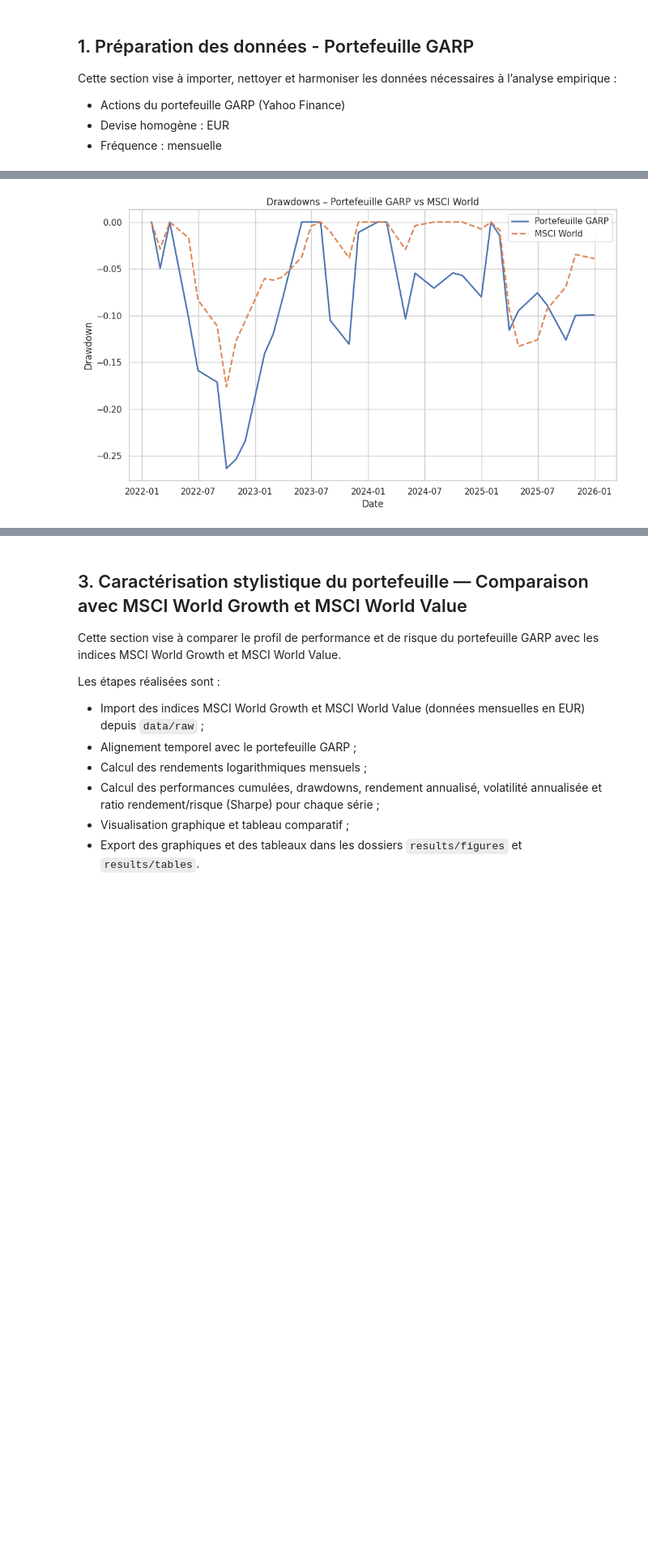
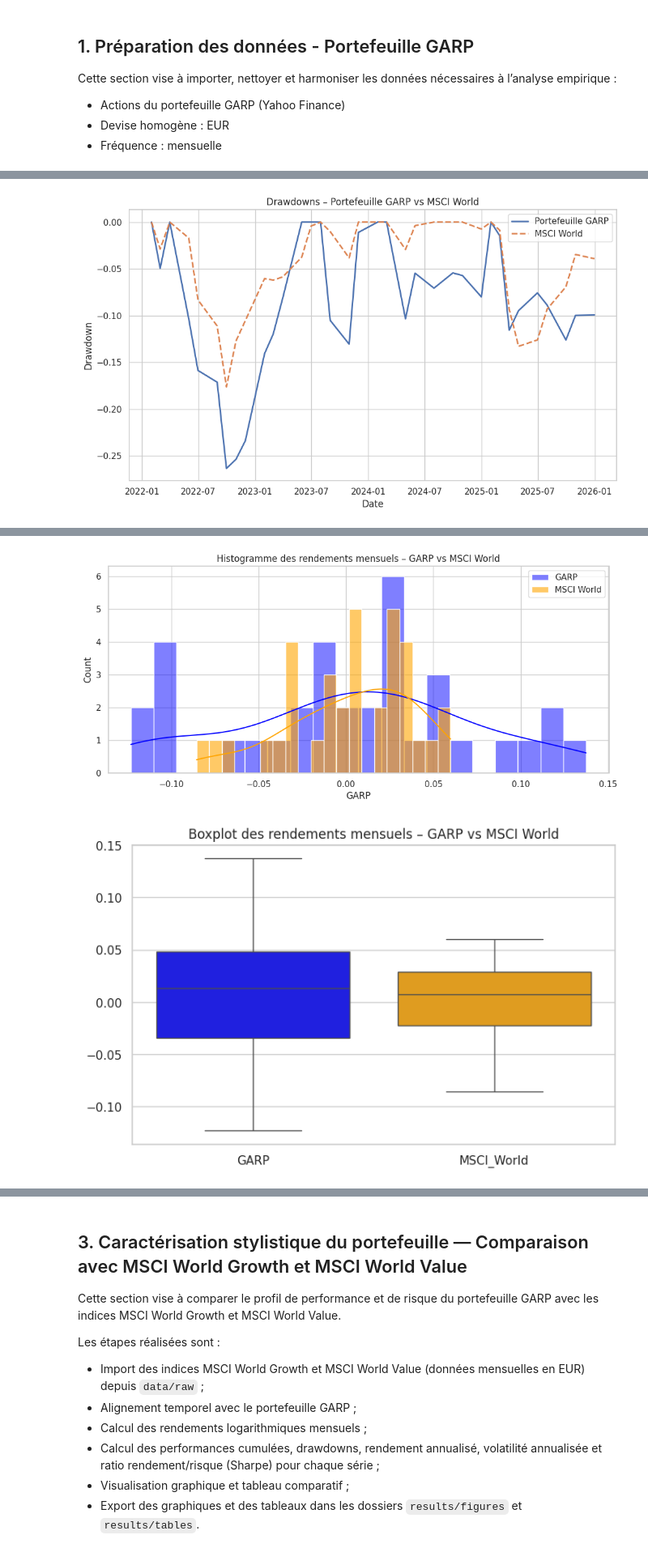
Before and after one commit to Camssuazh/IAE_METZ_2026_EMPIRICAL_FINANCE, a Jupyter notebook: PROJET_GARP/scripts/scripts.ipynb, the cells around one changed output, grey strips where cells are left out. Shown at 81% size. Cells and saved outputs as stored; diff of their text form; code cells hidden in the pictures; blank space fills up the shorter version.

Commit message:
Code section 2 enrichi

```diff
--- a/PROJET_GARP/scripts/scripts.ipynb
+++ b/PROJET_GARP/scripts/scripts.ipynb
@@ -264,6 +275,77 @@ print(perf_stats)
 
 # Sauvegarde des statistiques au format CSV
 perf_stats.to_csv(RESULTS_TABLES / "performance_stats_garp_vs_msci_world.csv")
+
+# --- Variables existantes déjà en mémoire ---
+# returns_comp = pd.concat([garp_portfolio_returns, r_msci_world], axis=1).dropna()
+# returns_comp.columns = ["GARP", "MSCI_World"]
+
+# --- Statistiques de distribution ---
+perf_stats_enrichi = pd.DataFrame(index=["GARP", "MSCI_World"])
+perf_stats_enrichi["Rendement annualisé"] = returns_comp.mean() * 12
+perf_stats_enrichi["Volatilité annualisée"] = returns_comp.std() * np.sqrt(12)
+perf_stats_enrichi["Sharpe"] = perf_stats_enrichi["Rendement annualisé"] / perf_stats_enrichi["Volatilité annualisée"]
+perf_stats_enrichi["Skewness"] = returns_comp.skew()
+perf_stats_enrichi["Kurtosis"] = returns_comp.kurtosis()
+
+# --- Downside risk (Sortino ratio) ---
+target = 0
+downside_std = returns_comp.apply(lambda x: np.sqrt(np.mean(np.minimum(x - target, 0)**2)) * np.sqrt(12))
+perf_stats_enrichi["Sortino"] = perf_stats_enrichi["Rendement annualisé"] / downside_std
+
+# --- VaR et CVaR (95%) ---
+perf_stats_enrichi["VaR_95"] = returns_comp.apply(lambda x: np.percentile(x, 5))
+perf_stats_enrichi["CVaR_95"] = returns_comp.apply(lambda x: x[x <= np.percentile(x, 5)].mean())
+
+# --- Corrélation ---
+corr_matrix = returns_comp.corr()
+
+# Affichage
+print("=== Statistiques enrichies ===")
+print(perf_stats_enrichi)
+print("\n=== Matrice de corrélation ===")
+print(corr_matrix)
+
+# --- Histogrammes et Boxplots ---
+plt.figure(figsize=(12,5))
+sns.histplot(returns_comp["GARP"], bins=20, kde=True, color="blue", label="GARP")
+sns.histplot(returns_comp["MSCI_World"], bins=20, kde=True, color="orange", label="MSCI World", alpha=0.6)
+plt.title("Histogramme des rendements mensuels – GARP vs MSCI World")
+plt.legend()
+plt.show()
+
+plt.figure(figsize=(8,5))
+sns.boxplot(data=returns_comp, palette=["blue","orange"])
+plt.title("Boxplot des rendements mensuels – GARP vs MSCI World")
+plt.show()
+
+# --- Rolling volatility et rolling Sharpe (12 mois) ---
+window = 12
+rolling_vol = returns_comp.rolling(window).std() * np.sqrt(12)
+rolling_mean = returns_comp.rolling(window).mean() * 12
+rolling_sharpe = rolling_mean / rolling_vol
+
+plt.figure(figsize=(10,6))
+plt.plot(rolling_sharpe["GARP"], label="Rolling Sharpe GARP", linewidth=2)
+plt.plot(rolling_sharpe["MSCI_World"], label="Rolling Sharpe MSCI World", linestyle="--", linewidth=2)
+plt.axhline(0, color="black", linestyle="--")
+plt.title("Rolling Sharpe Ratio 12 mois")
+plt.legend()
+plt.show()
+
+# --- Performance cumulée sur horizons 1, 3, 5 ans ---
+cumulative_perf = (1 + returns_comp).cumprod()
+horizons = [12, 36, 60]  # mois
+cumu_table = pd.DataFrame(index=["GARP", "MSCI_World"], columns=["1Y","3Y","5Y"])
+
+    # ...existing code...
+for h, label in zip(horizons, ["1Y","3Y","5Y"]):
+    # Variante sûre avec pct_change (évite IndexError)
+    cumu_table[label] = cumulative_perf.pct_change(periods=h).iloc[-1]
+# ...existing code...
+
+print("\n=== Performance cumulée sur 1, 3, 5 ans ===")
+print(cumu_table)
 # %% [output]
 [figure]
 [figure]
@@ -276,0 +372,2 @@ MSCI_World         -0.176313
+[figure, added]
+[figure, added]
```
Also changed, not shown: parts of 2 cells of this notebook, 5 other files.
